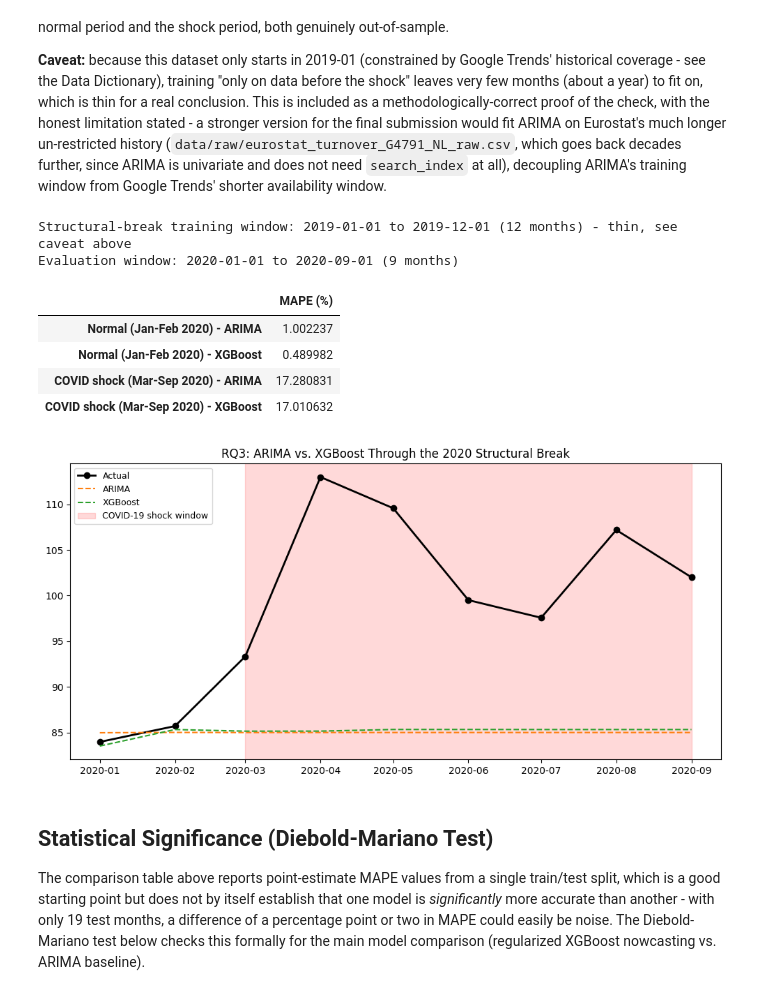
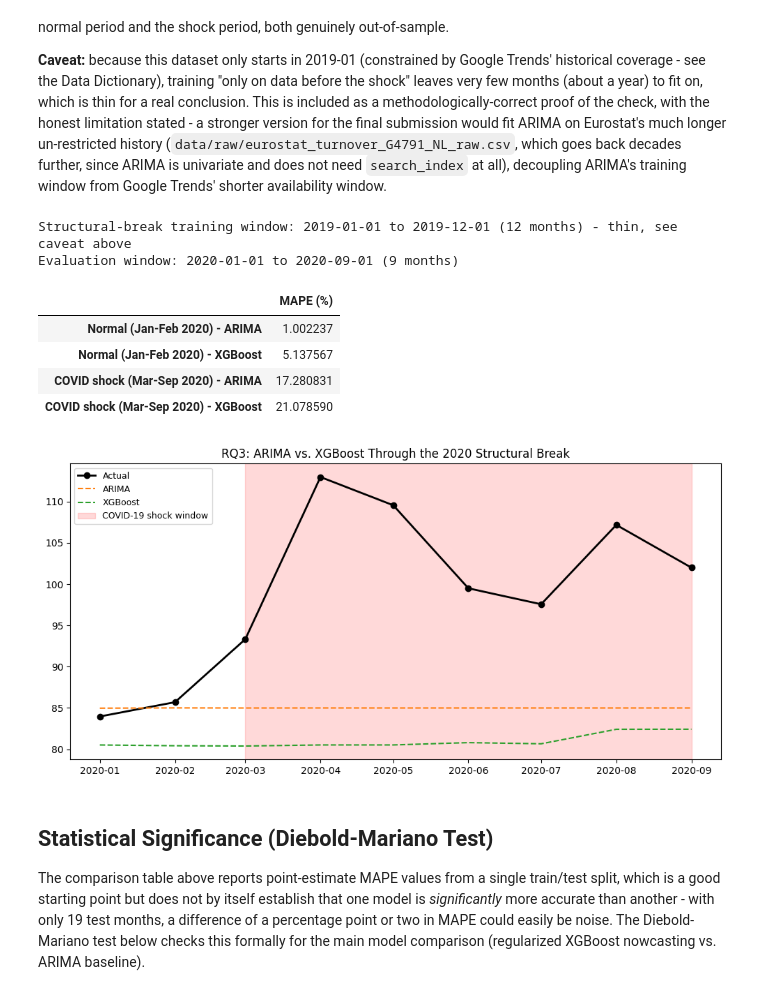
Before and after one commit to suvidhya-venkanna/ecommerce-nowcasting, a Jupyter notebook: notebooks/Ecommerce_Nowcasting.ipynb, the cells around one changed output. Drawn from its saved outputs; the diff is of its cells as text; code cells hidden in the pictures.

```diff
--- a/notebooks/Ecommerce_Nowcasting.ipynb
+++ b/notebooks/Ecommerce_Nowcasting.ipynb
@@ -565,8 +685,8 @@ if len(break_train) >= 6 and len(break_eval) >= 4:
     arima_break_forecast = arima_break.forecast(steps=len(break_eval))
 
     xgb_break = xgb.XGBRegressor(n_estimators=100, max_depth=3, random_state=42).fit(
-        break_train[features_full], break_train[target])
-    xgb_break_preds = xgb_break.predict(break_eval[features_full])
+        break_train[features_reduced], break_train[target])
+    xgb_break_preds = xgb_break.predict(break_eval[features_reduced])
 
     def error_in_window(y_true, y_pred, index, start, end):
         mask = (index >= start) & (index <= end)
@@ -578,36 +698,36 @@ if len(break_train) >= 6 and len(break_eval) >= 4:
     break_results = {}
     for label, start, end in [("Normal (Jan-Feb 2020)", NORMAL_START, NORMAL_END),
                                ("COVID shock (Mar-Sep 2020)", SHOCK_START, SHOCK_END)]:
         a_m = error_in_window(break_eval[target].values, arima_break_forecast.values, break_eval.index, start, end)
         x_m = error_in_window(break_eval[target].values, xgb_break_preds, break_eval.index, start, end)
         if a_m and x_m:
             break_results[f"{label} - ARIMA"] = a_m
             break_results[f"{label} - XGBoost"] = x_m
 
     display(pd.DataFrame(break_results).T)
 
     fig, ax = plt.subplots(figsize=(10, 5))
     ax.plot(break_eval.index, break_eval[target], label='Actual', color='black', linewidth=2, marker='o')
     ax.plot(break_eval.index, arima_break_forecast.values, label='ARIMA', color='tab:orange', linestyle='--')
     ax.plot(break_eval.index, xgb_break_preds, label='XGBoost', color='tab:green', linestyle='--')
     ax.axvspan(pd.Timestamp(SHOCK_START), pd.Timestamp(SHOCK_END), color='red', alpha=0.15, label='COVID-19 shock window')
     ax.set_title("RQ3: ARIMA vs. XGBoost Through the 2020 Structural Break")
     ax.legend(fontsize=9)
     plt.tight_layout()
     plt.savefig('outputs/figures/06_structural_break_covid.png', dpi=120)
     plt.show()
 else:
     print("Not enough data on either side of the break to run this check meaningfully - "
           "revisit once a longer pre-2018 ARIMA-only history or a later Google Trends pull is available.")
 # %% [output]
 Structural-break training window: 2019-01-01 to 2019-12-01 (12 months) - thin, see caveat above
 Evaluation window: 2020-01-01 to 2020-09-01 (9 months)
 |  | MAPE (%) |
 | Normal (Jan-Feb 2020) - ARIMA | 1.002237 |
-| Normal (Jan-Feb 2020) - XGBoost | 0.489982 |
+| Normal (Jan-Feb 2020) - XGBoost | 5.137567 |
 | COVID shock (Mar-Sep 2020) - ARIMA | 17.280831 |
-| COVID shock (Mar-Sep 2020) - XGBoost | 17.010632 |
+| COVID shock (Mar-Sep 2020) - XGBoost | 21.078590 |
-[figure, old version]
+[figure, new version]
 # %% [markdown]
 ## Statistical Significance (Diebold-Mariano Test)
 
```
Also changed, not shown: parts of 17 cells of this notebook.
